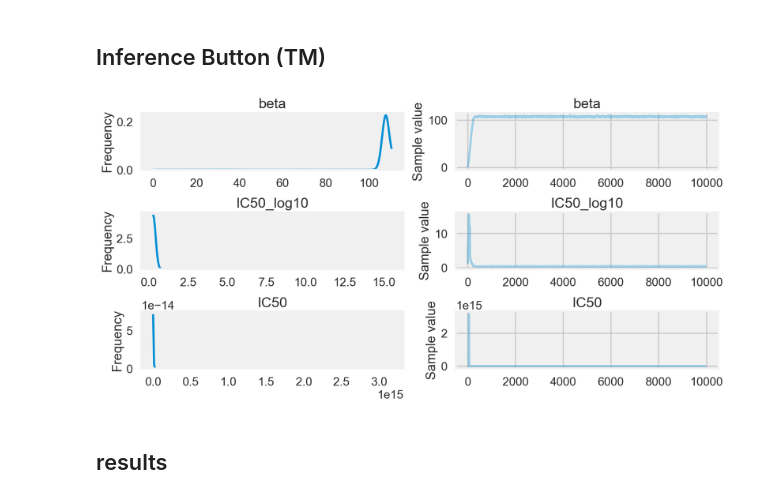
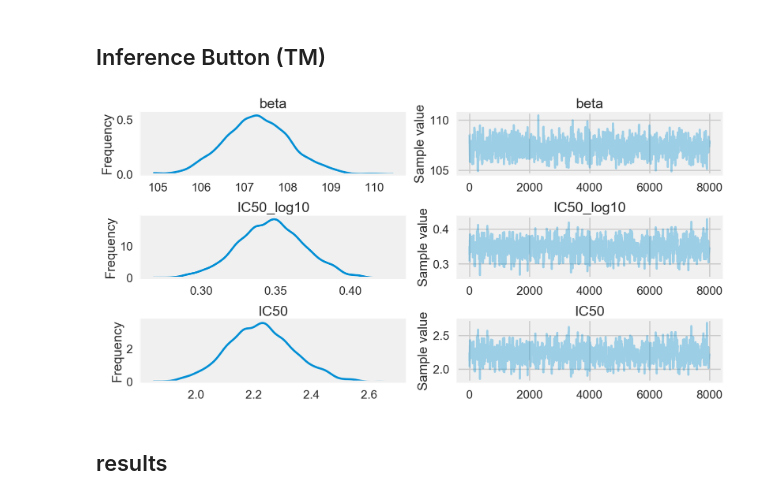
Before and after one commit to ericmjl/bayesian-stats-talk, a Jupyter notebook: slides.ipynb, the cells around one changed output. Cells and saved outputs as stored; diff of their text form; code cells hidden in the pictures.

```diff
--- a/slides.ipynb
+++ b/slides.ipynb
@@ -106,8 +106,8 @@ plt.show()
 ## code
 # %%
 with pm.Model() as coin_model:
-    p = pm.Uniform('p', 0, 1)
-    like = pm.Bernoulli('likelihood', p=p, observed=tosses)
+    p_prior = pm.Uniform('p', 0, 1)
+    like = pm.Bernoulli('likelihood', p=p_prior, observed=tosses)
 # %% [output]
 INFO (theano.gof.compilelock): Refreshing lock /Users/ericmjl/.theano/compiledir_Darwin-16.5.0-x86_64-i386-64bit-i386-3.5.2-64/lock_dir/lock
 # %% [markdown]
@@ -211,10 +213,10 @@ with ic50_model:
     step = pm.Metropolis()
     ic50_trace = pm.sample(10000, step=step)
 # %%
-pm.traceplot(ic50_trace[:])  # live: sample from step 2000 onwards.
+pm.traceplot(ic50_trace[2000:])  # live: sample from step 2000 onwards.
 plt.show()
 # %% [output]
-[figure, old version]
+[figure, new version]
 # %% [markdown]
 ## results
 # %%
```
Also changed, not shown: parts of 10 cells of this notebook.
